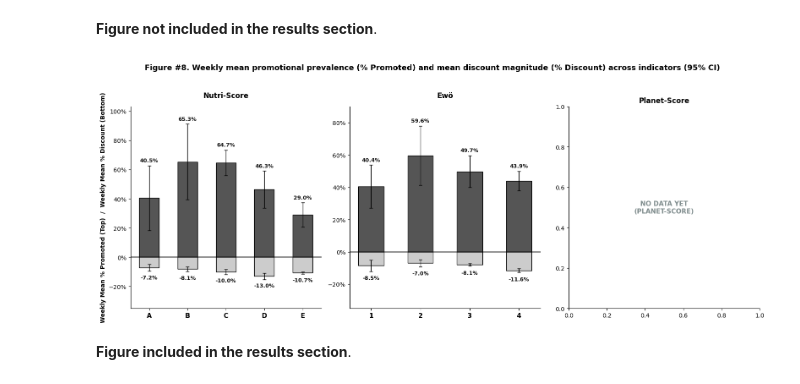
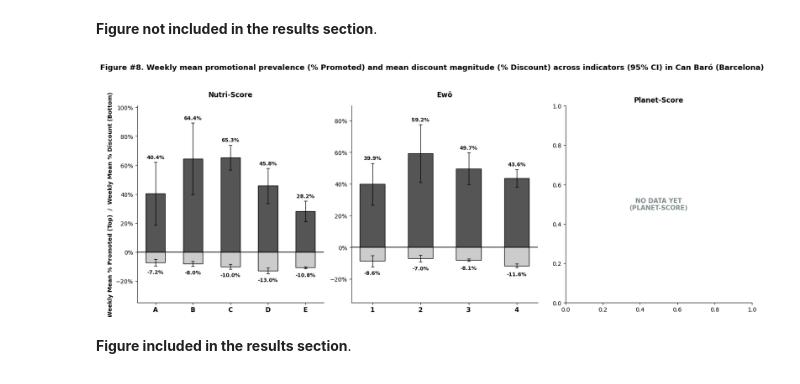
Before and after one commit to cescFT/TFM-fferretar-code, a Jupyter notebook: data-analysis/TFM-fferretar-data-analysis.ipynb, the cells around one changed output. Cells and saved outputs as stored; diff of their text form; code cells hidden in the pictures.

```diff
--- a/data-analysis/TFM-fferretar-data-analysis.ipynb
+++ b/data-analysis/TFM-fferretar-data-analysis.ipynb
@@ -1463,6 +1468,9 @@ plot_promotion_data_donut_piechart(df_products)
 [figure]
 # %% [markdown]
 **Figure not included in the results section**.
+# %%
+products_bcn_canbaro_with_promotional_data = df_products[df_products['postal_code'] == '08032']
+df_aggregations_bcn_canbaro = df_aggregation[df_aggregation['postal_code'] == '08032']
 # %%
 def plot_promotion_by_category_stacked(
     df: pd.DataFrame,
@@ -2781,7 +2800,7 @@ def plot_integrated_promotion_and_discount_by_score(
 
     title_text = (
         f'Figure #{figure_num}. Weekly mean promotional prevalence (% Promoted) and mean'
-        f' discount magnitude (% Discount) across indicators (95% CI)'
+        f' discount magnitude (% Discount) across indicators (95% CI) in Can Baró (Barcelona)'
         if weekly_aggregation
         else (
             f'Figure #{figure_num}. Integrated promotional prevalence (% Promoted) and mean'
@@ -2813,10 +2834,12 @@ plot_integrated_promotion_and_discount_by_score(
 **Figure not included in the results section**.
 # %%
 plot_integrated_promotion_and_discount_by_score(
-    df_products, figure_num="8", weekly_aggregation=True
+    products_bcn_canbaro_with_promotional_data,
+    figure_num="8",
+    weekly_aggregation=True
 )
 # %% [output]
-[figure, old version]
+[figure, new version]
 # %% [markdown]
 **Figure included in the results section**.
 # %% [markdown]
```
Also changed, not shown: parts of 31 cells of this notebook.
